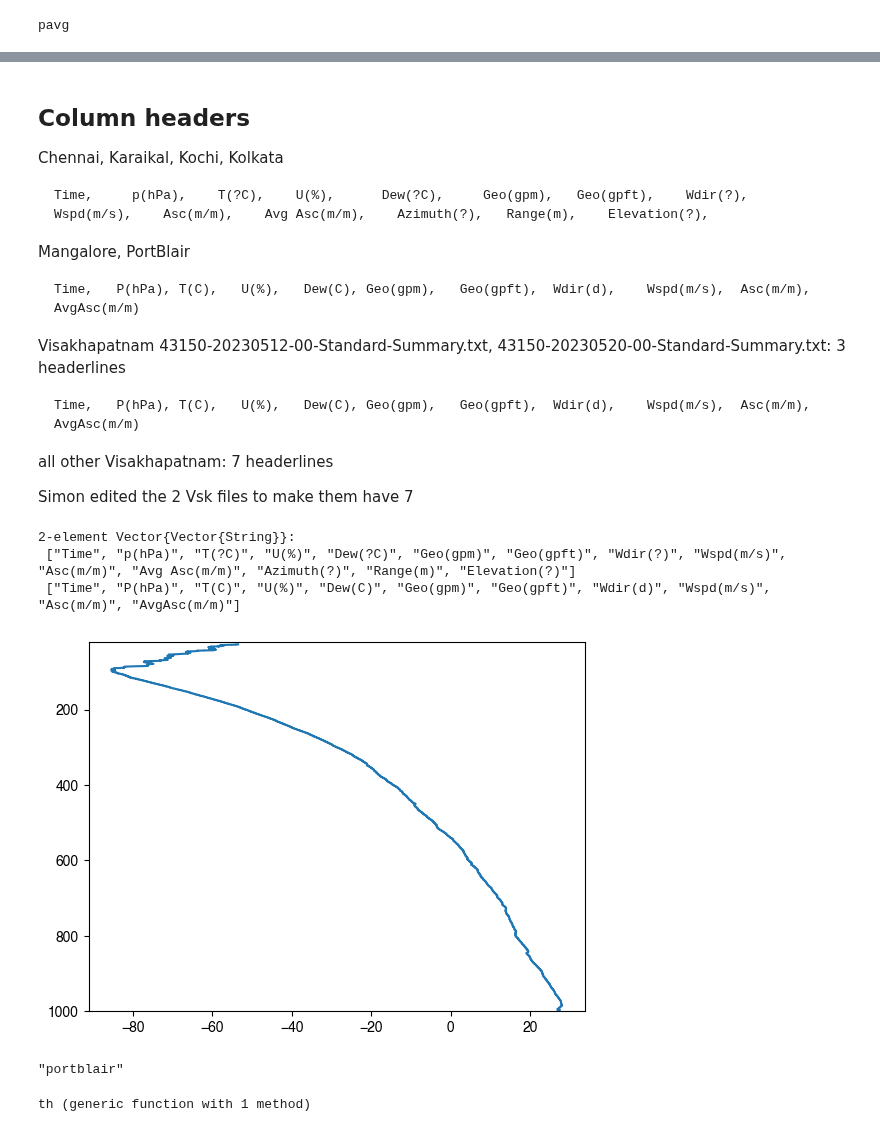
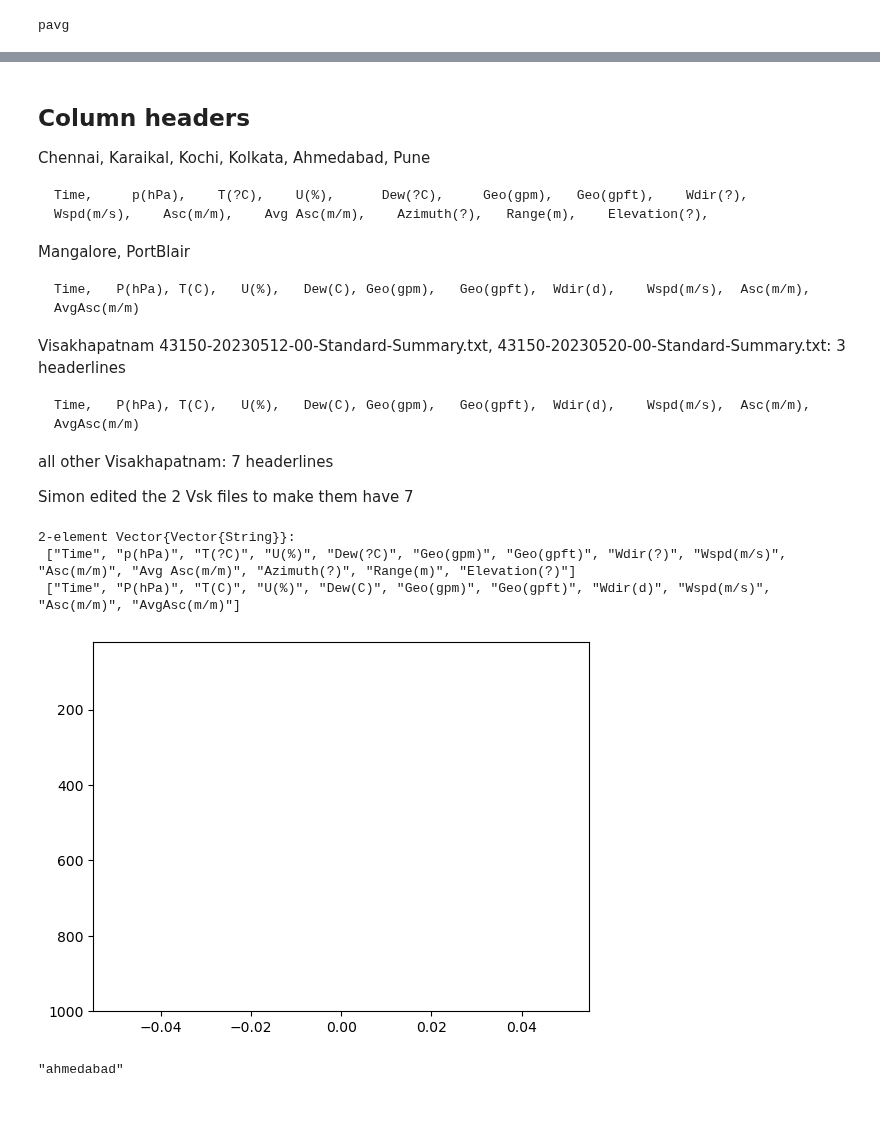
Before and after one commit to deszoeke/ASTRAL-soundings, a Jupyter notebook: src/read_imd_txt.ipynb, the cells around one changed output, grey strips where cells are left out. Cells and saved outputs as stored; diff of their text form; code cells hidden in the pictures.

````diff
--- a/src/read_imd_txt.ipynb
+++ b/src/read_imd_txt.ipynb
@@ -128,7 +129,7 @@ pavg
 # %%
 # 1 file example
 
-station = lowercase("portblair")
+station = lowercase("Ahmedabad")
 files = soundingfiles(station)
 #filter(x -> occursin(r"(?i)(May|Standard).*(\.txt)$(?-i)",x), readdir(joinpath(reldatapath, station) ))
 
@@ -142,6 +143,7 @@ fdt[ui] # exact datetimes with duplicates removed
 ord = sortperm(fdt[ui]) # guarantees ascending order
 
 # reader functions
+# handle \u00b0 degree character °
 stripjunk(f) = IOBuffer(replace(read(f), UInt8('\t') => UInt8(' '), UInt16('\u00b0') => UInt8('d')) )
 function read_sonde(file; header=( station=="visakhapatnam" ? 7 : 3 ) )
     CSV.read( stripjunk(file),
@@ -149,6 +151,7 @@ function read_sonde(file; header=( station=="visakhapatnam" ? 7 : 3 ) )
 end
 
 # test read
-df = read_sonde( joinpath(reldatapath, station, files[ui[ord[8]]]),
+df = read_sonde( joinpath(reldatapath, station, files[ui[ord[2]]]),
                  header=( station=="visakhapatnam" ? 7 : 3 )      )
+isempty(df)
 # %% [output]
@@ -177,7 +159,7 @@ df = read_sonde( joinpath(reldatapath, station, files[ui[ord[8]]]),
 # %% [markdown]
 ## Column headers
 
-Chennai, Karaikal, Kochi, Kolkata
+Chennai, Karaikal, Kochi, Kolkata, Ahmedabad, Pune
 ```
 Time,     p(hPa),    T(?C),    U(%),      Dew(?C),     Geo(gpm),   Geo(gpft),    Wdir(?),    Wspd(m/s),    Asc(m/m),    Avg Asc(m/m),    Azimuth(?),   Range(m),    Elevation(?),
 ```
@@ -205,47 +187,55 @@ NamePatterns = [
 # %%
 "extract column data by name"
 function get_sounding_cols(df, station)
-    if in(station, ["mangalore", "visakhapatnam", "portblair"])
-        p = df[!,"P(hPa)"][:]
-        T = df[!,"T(C)"][:]
-        Td = df[!,"Dew(C)"][:]
-        rh = df[!,"U(%)"][:]
-        z = df[!,"Geo(gpm)"][:]
-        wspd = df[!,"Wspd(m/s)"][:]
-        wdir = df[!,"Wdir(d)"][:]
-    else # slightly different keys
-        p = df[!,"p(hPa)"][:]
-        T = df[!,"T(dC)"][:]
-        Td = df[!,"Dew(dC)"][:]
-        rh = df[!,"U(%)"][:]
-        z = df[!,"Geo(gpm)"][:]
-        wspd = df[!,"Wspd(m/s)"][:]
-        wdir = df[!,"Wdir(d)"][:]
+    if isempty(df)
+        # p = [missing]
+        # T = [missing]
+        # Td = [missing]
+        # rh= [missing]
+        # z = [missing]
+        # wspd = [missing]
+        # wdir = [missing]
+        p = []
+        T = []
+        Td = []
+        rh= []
+        z = []
+        wspd = []
+        wdir = []
+    else
+        if in(station, ["mangalore", "visakhapatnam", "portblair"])
+            p = df[!,"P(hPa)"][:]
+            T = df[!,"T(C)"][:]
+            Td = df[!,"Dew(C)"][:]
+            rh = df[!,"U(%)"][:]
+            z = df[!,"Geo(gpm)"][:]
+            wspd = df[!,"Wspd(m/s)"][:]
+            wdir = df[!,"Wdir(d)"][:]
+        else # slightly different keys
+            p = df[!,"p(hPa)"][:]
+            T = df[!,"T(dC)"][:]
+            Td = df[!,"Dew(dC)"][:]
+            rh = df[!,"U(%)"][:]
+            z = df[!,"Geo(gpm)"][:]
+            wspd = df[!,"Wspd(m/s)"][:]
+            wdir = df[!,"Wdir(d)"][:]
+        end
     end
-    u = wspd .* sind.(wdir)
-    v = wspd .* cosd.(wdir)
+    u = -wspd .* sin.(pi/180.0*wdir)
+    v = -wspd .* cos.(pi/180.0*wdir)
 
     return p, T,Td, rh,z, wspd,wdir, u,v
 end
 
 p, T,Td, rh,z, wspd,wdir, u,v = get_sounding_cols(df, station)
 
+m2n(x) = ismissing(x) ? NaN : x
+
 # test plot
 clf()
-plot( T, p, label="Temperature (C)")
+plot( m2n.(T), m2n.(p), label="Temperature (C)")
 ylim(1000, 20)
 station
 # %% [output]
-[figure, old version]
+[figure, new version]
-"portblair"
+"ahmedabad"
-# %%
-# sounding variable functions
-
-meanfinite(x, dims) = sum(x, dims=dims)./sum(isfinite, x, dims=dims)
-anom(x; dims=ndims(x)) = x .- meanfinite(x, dims)
-
-"Exner function T/θ = (p/p_0)^Rd/cp"
-Exner(p) = (p/1000.0)^0.287 # = T/theta
-th(T,p) = T/Exner(p)
-# %% [output]
-th (generic function with 1 method)
````
Also changed, not shown: parts of 16 cells of this notebook, 10 other files.
